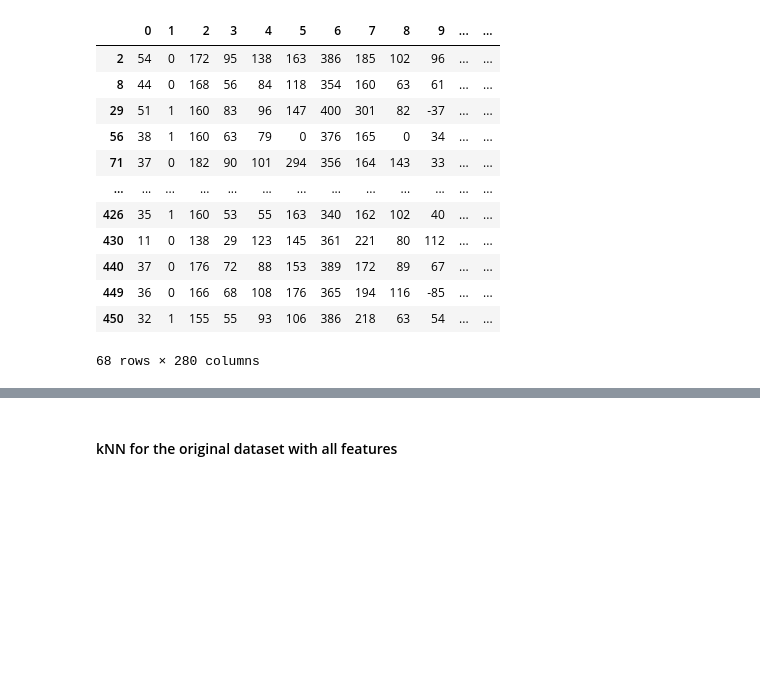
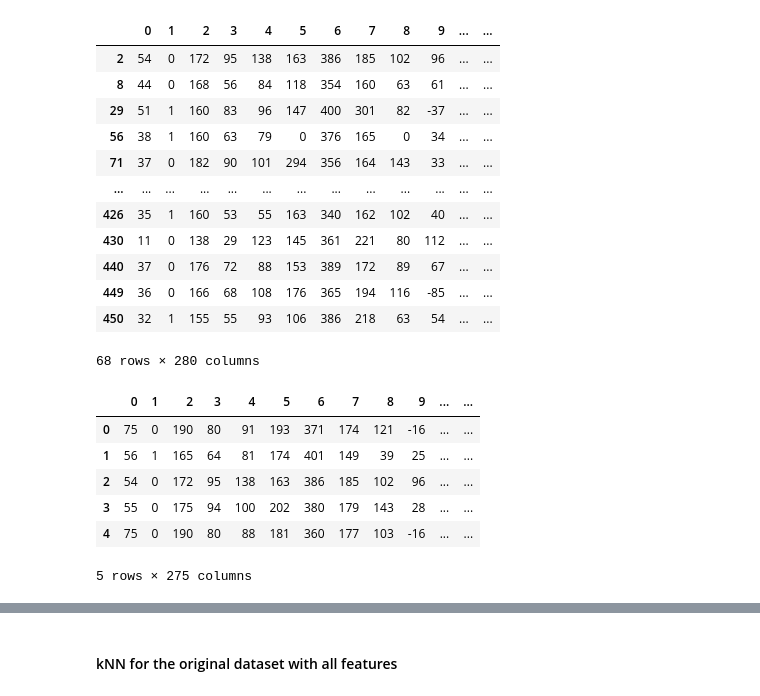
Before and after one commit to alintu/Assignments, a Jupyter notebook: MLPP/Assignment 4.ipynb, the cells around one changed output, grey strips where cells are left out. Drawn from its saved outputs; the diff is of its cells as text; code cells hidden in the pictures; blank space fills up the shorter version.

```diff
--- a/MLPP/Assignment 4.ipynb
+++ b/MLPP/Assignment 4.ipynb
@@ -138,3 +134,13 @@ data[14] = data[14].astype(int)
+# %%
+data.head()
+# %% [output]
+|  | 0 | 1 | 2 | 3 | 4 | 5 | 6 | 7 | 8 | 9 | ... | ... |
+| 0 | 75 | 0 | 190 | 80 | 91 | 193 | 371 | 174 | 121 | -16 | ... | ... |
+| 1 | 56 | 1 | 165 | 64 | 81 | 174 | 401 | 149 | 39 | 25 | ... | ... |
+| 2 | 54 | 0 | 172 | 95 | 138 | 163 | 386 | 185 | 102 | 96 | ... | ... |
+| 3 | 55 | 0 | 175 | 94 | 100 | 202 | 380 | 179 | 143 | 28 | ... | ... |
+| 4 | 75 | 0 | 190 | 80 | 88 | 181 | 360 | 177 | 103 | -16 | ... | ... |
+5 rows × 275 columns
 # %%
 data.dtypes.value_counts()
 # %% [output]
```
Also changed, not shown: parts of 29 cells of this notebook.
